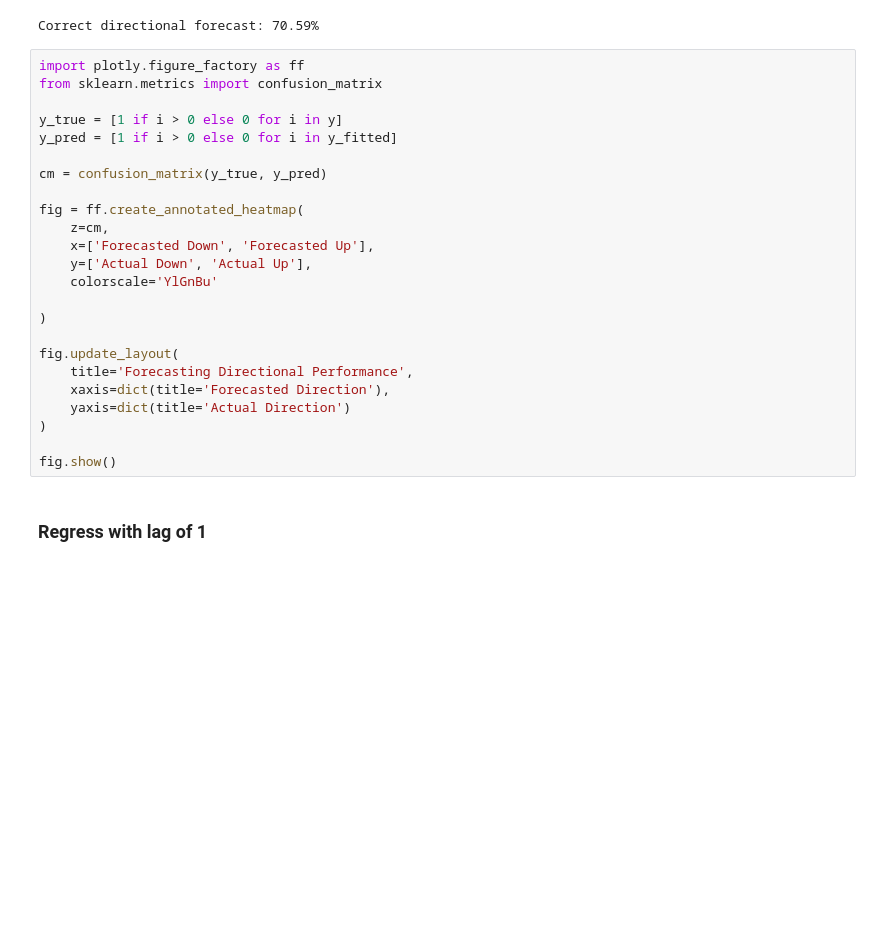
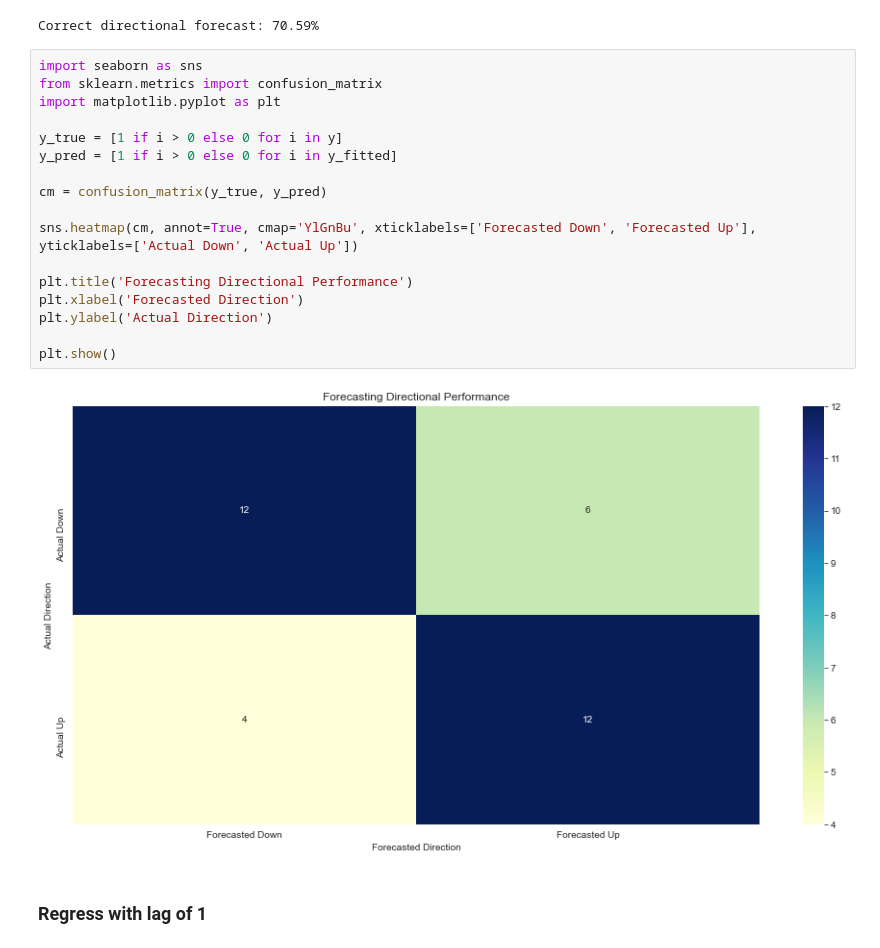
Before and after one commit to EricOstr/live_cattle, a Jupyter notebook: analysis/cash_price_regressions_annual.ipynb, the cells around one changed output. Cells and saved outputs as stored; diff of their text form; blank space fills up the shorter version.

```diff
--- a/analysis/cash_price_regressions_annual.ipynb
+++ b/analysis/cash_price_regressions_annual.ipynb
@@ -310,29 +327,24 @@ print(f'Correct directional forecast: {np.mean([1 if i > 0 else 0 for i in y*y_f
 # %% [output]
 Correct directional forecast: 70.59%
 # %%
-import plotly.figure_factory as ff
+import seaborn as sns
 from sklearn.metrics import confusion_matrix
+import matplotlib.pyplot as plt
 
 y_true = [1 if i > 0 else 0 for i in y]
 y_pred = [1 if i > 0 else 0 for i in y_fitted]
 
 cm = confusion_matrix(y_true, y_pred)
 
-fig = ff.create_annotated_heatmap(
-    z=cm,
-    x=['Forecasted Down', 'Forecasted Up'],
-    y=['Actual Down', 'Actual Up'],
-    colorscale='YlGnBu'
+sns.heatmap(cm, annot=True, cmap='YlGnBu', xticklabels=['Forecasted Down', 'Forecasted Up'], yticklabels=['Actual Down', 'Actual Up'])
 
-)
+plt.title('Forecasting Directional Performance')
+plt.xlabel('Forecasted Direction')
+plt.ylabel('Actual Direction')
 
-fig.update_layout(
-    title='Forecasting Directional Performance',
-    xaxis=dict(title='Forecasted Direction'),
-    yaxis=dict(title='Actual Direction')
-)
-
-fig.show()
+plt.show()
+# %% [output]
+[figure, added]
 # %% [markdown]
 ### Regress with lag of 1
 # %% [markdown]
```
Also changed, not shown: parts of 10 cells of this notebook, 1 other file.
